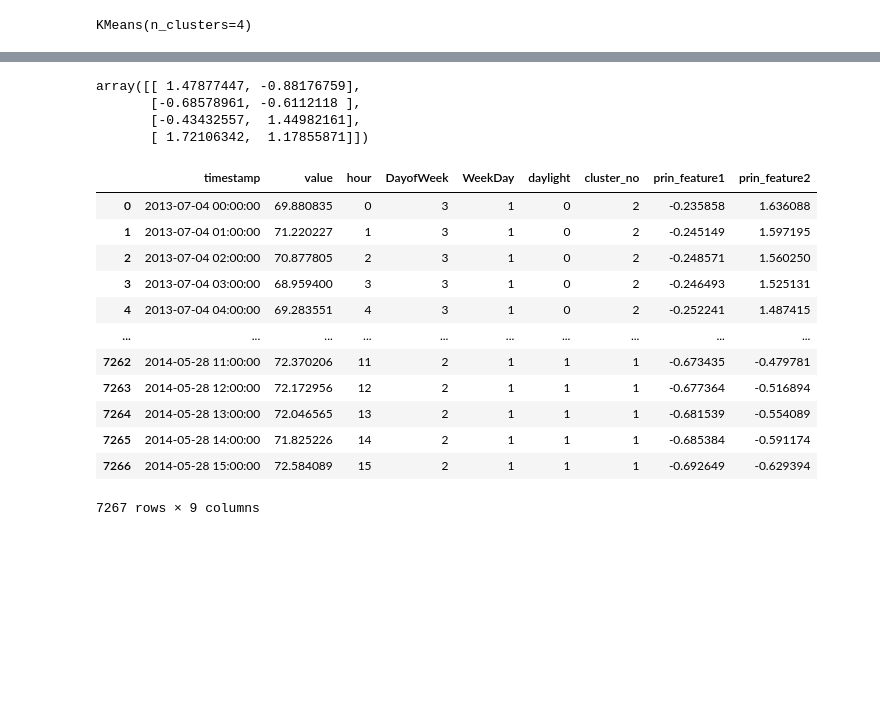
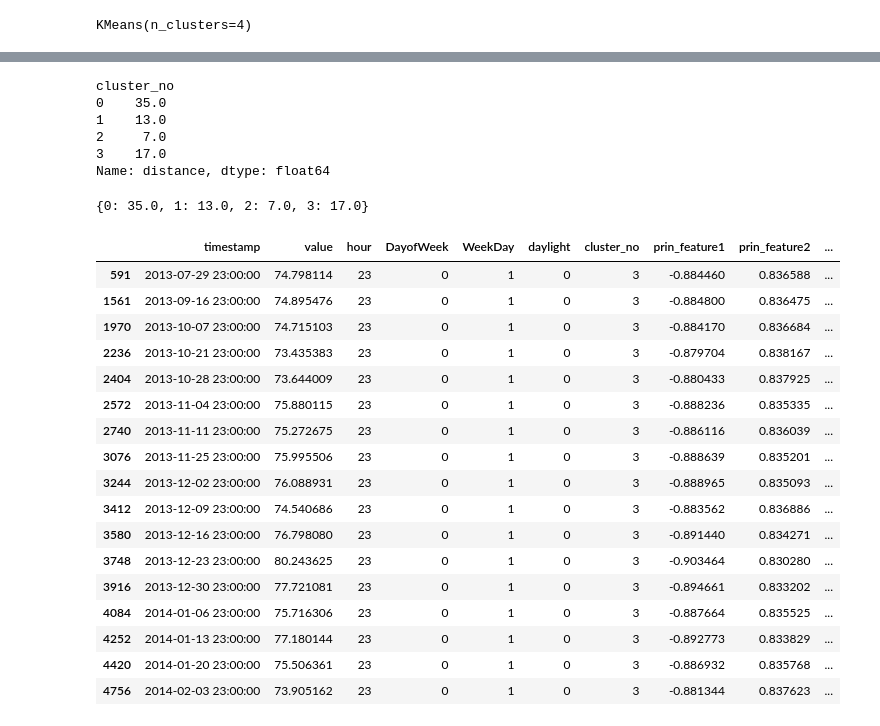
Before and after one commit to vishalraut88/Anomaly-Detection, a Jupyter notebook: Anomaly Detection.ipynb, the cells around one changed output, grey strips where cells are left out. Saved outputs shown, nothing was run; the diff lists cells and outputs as text; code cells hidden in the pictures; blank space fills up the shorter version.

Commit message:
Added a code for euclidean distance matrix and calculated anomalies in data

```diff
--- a/Anomaly Detection.ipynb
+++ b/Anomaly Detection.ipynb
@@ -96,24 +119 @@ df["cluster_no"].value_counts()
 Name: cluster_no, dtype: int64
-# %%
-k_cluster.cluster_centers_
-# %% [output]
-array([[ 1.47877447, -0.88176759],
-       [-0.68578961, -0.6112118 ],
-       [-0.43432557,  1.44982161],
-       [ 1.72106342,  1.17855871]])
-# %%
-df
-# %% [output]
-|  | timestamp | value | hour | DayofWeek | WeekDay | daylight | cluster_no | prin_feature1 | prin_feature2 |
-| 0 | 2013-07-04 00:00:00 | 69.880835 | 0 | 3 | 1 | 0 | 2 | -0.235858 | 1.636088 |
-| 1 | 2013-07-04 01:00:00 | 71.220227 | 1 | 3 | 1 | 0 | 2 | -0.245149 | 1.597195 |
-| 2 | 2013-07-04 02:00:00 | 70.877805 | 2 | 3 | 1 | 0 | 2 | -0.248571 | 1.560250 |
-| 3 | 2013-07-04 03:00:00 | 68.959400 | 3 | 3 | 1 | 0 | 2 | -0.246493 | 1.525131 |
-| 4 | 2013-07-04 04:00:00 | 69.283551 | 4 | 3 | 1 | 0 | 2 | -0.252241 | 1.487415 |
-| ... | ... | ... | ... | ... | ... | ... | ... | ... | ... |
-| 7262 | 2014-05-28 11:00:00 | 72.370206 | 11 | 2 | 1 | 1 | 1 | -0.673435 | -0.479781 |
-| 7263 | 2014-05-28 12:00:00 | 72.172956 | 12 | 2 | 1 | 1 | 1 | -0.677364 | -0.516894 |
-| 7264 | 2014-05-28 13:00:00 | 72.046565 | 13 | 2 | 1 | 1 | 1 | -0.681539 | -0.554089 |
-| 7265 | 2014-05-28 14:00:00 | 71.825226 | 14 | 2 | 1 | 1 | 1 | -0.685384 | -0.591174 |
-| 7266 | 2014-05-28 15:00:00 | 72.584089 | 15 | 2 | 1 | 1 | 1 | -0.692649 | -0.629394 |
-7267 rows × 9 columns
@@ -119,0 +125,5 @@ df
+# %%
+import math
+
+df["distance"] = (df["prin_feature1"]-df["clust_cent_p1"])**2 + (df["prin_feature2"]-df["clust_cent_p2"])**2
+df["distance"] = df["distance"].apply(lambda x: math.sqrt(x))
@@ -119,0 +132,41 @@ df
+# %%
+round(df.groupby(df["cluster_no"])["distance"].count()*0.01)
+# %% [output]
+cluster_no
+0    35.0
+1    13.0
+2     7.0
+3    17.0
+Name: distance, dtype: float64
+# %%
+dict_threshold=round(df.groupby(df["cluster_no"])["distance"].count()*0.01).to_dict()
+# %%
+def return_threshold_dist(cluster_no):
+    return df[df["cluster_no"]==cluster_no].sort_values(by="distance",ascending=False).head(int(dict_threshold[cluster_no]))["distance"].min()
+# %%
+df["anomaly"]=(df["distance"] >= df["cluster_no"].apply(return_threshold_dist)).astype(int)
+# %%
+dict_threshold
+# %% [output]
+{0: 35.0, 1: 13.0, 2: 7.0, 3: 17.0}
+# %%
+df.loc[(df["cluster_no"]==3) & (df["anomaly"]==1)]
+# %% [output]
+|  | timestamp | value | hour | DayofWeek | WeekDay | daylight | cluster_no | prin_feature1 | prin_feature2 | ... |
+| 591 | 2013-07-29 23:00:00 | 74.798114 | 23 | 0 | 1 | 0 | 3 | -0.884460 | 0.836588 | ... |
+| 1561 | 2013-09-16 23:00:00 | 74.895476 | 23 | 0 | 1 | 0 | 3 | -0.884800 | 0.836475 | ... |
+| 1970 | 2013-10-07 23:00:00 | 74.715103 | 23 | 0 | 1 | 0 | 3 | -0.884170 | 0.836684 | ... |
+| 2236 | 2013-10-21 23:00:00 | 73.435383 | 23 | 0 | 1 | 0 | 3 | -0.879704 | 0.838167 | ... |
+| 2404 | 2013-10-28 23:00:00 | 73.644009 | 23 | 0 | 1 | 0 | 3 | -0.880433 | 0.837925 | ... |
+| 2572 | 2013-11-04 23:00:00 | 75.880115 | 23 | 0 | 1 | 0 | 3 | -0.888236 | 0.835335 | ... |
+| 2740 | 2013-11-11 23:00:00 | 75.272675 | 23 | 0 | 1 | 0 | 3 | -0.886116 | 0.836039 | ... |
+| 3076 | 2013-11-25 23:00:00 | 75.995506 | 23 | 0 | 1 | 0 | 3 | -0.888639 | 0.835201 | ... |
+| 3244 | 2013-12-02 23:00:00 | 76.088931 | 23 | 0 | 1 | 0 | 3 | -0.888965 | 0.835093 | ... |
+| 3412 | 2013-12-09 23:00:00 | 74.540686 | 23 | 0 | 1 | 0 | 3 | -0.883562 | 0.836886 | ... |
+| 3580 | 2013-12-16 23:00:00 | 76.798080 | 23 | 0 | 1 | 0 | 3 | -0.891440 | 0.834271 | ... |
+| 3748 | 2013-12-23 23:00:00 | 80.243625 | 23 | 0 | 1 | 0 | 3 | -0.903464 | 0.830280 | ... |
+| 3916 | 2013-12-30 23:00:00 | 77.721081 | 23 | 0 | 1 | 0 | 3 | -0.894661 | 0.833202 | ... |
+| 4084 | 2014-01-06 23:00:00 | 75.716306 | 23 | 0 | 1 | 0 | 3 | -0.887664 | 0.835525 | ... |
+| 4252 | 2014-01-13 23:00:00 | 77.180144 | 23 | 0 | 1 | 0 | 3 | -0.892773 | 0.833829 | ... |
+| 4420 | 2014-01-20 23:00:00 | 75.506361 | 23 | 0 | 1 | 0 | 3 | -0.886932 | 0.835768 | ... |
+| 4756 | 2014-02-03 23:00:00 | 73.905162 | 23 | 0 | 1 | 0 | 3 | -0.881344 | 0.837623 | ... |
```
Also changed, not shown: parts of 12 cells of this notebook.
